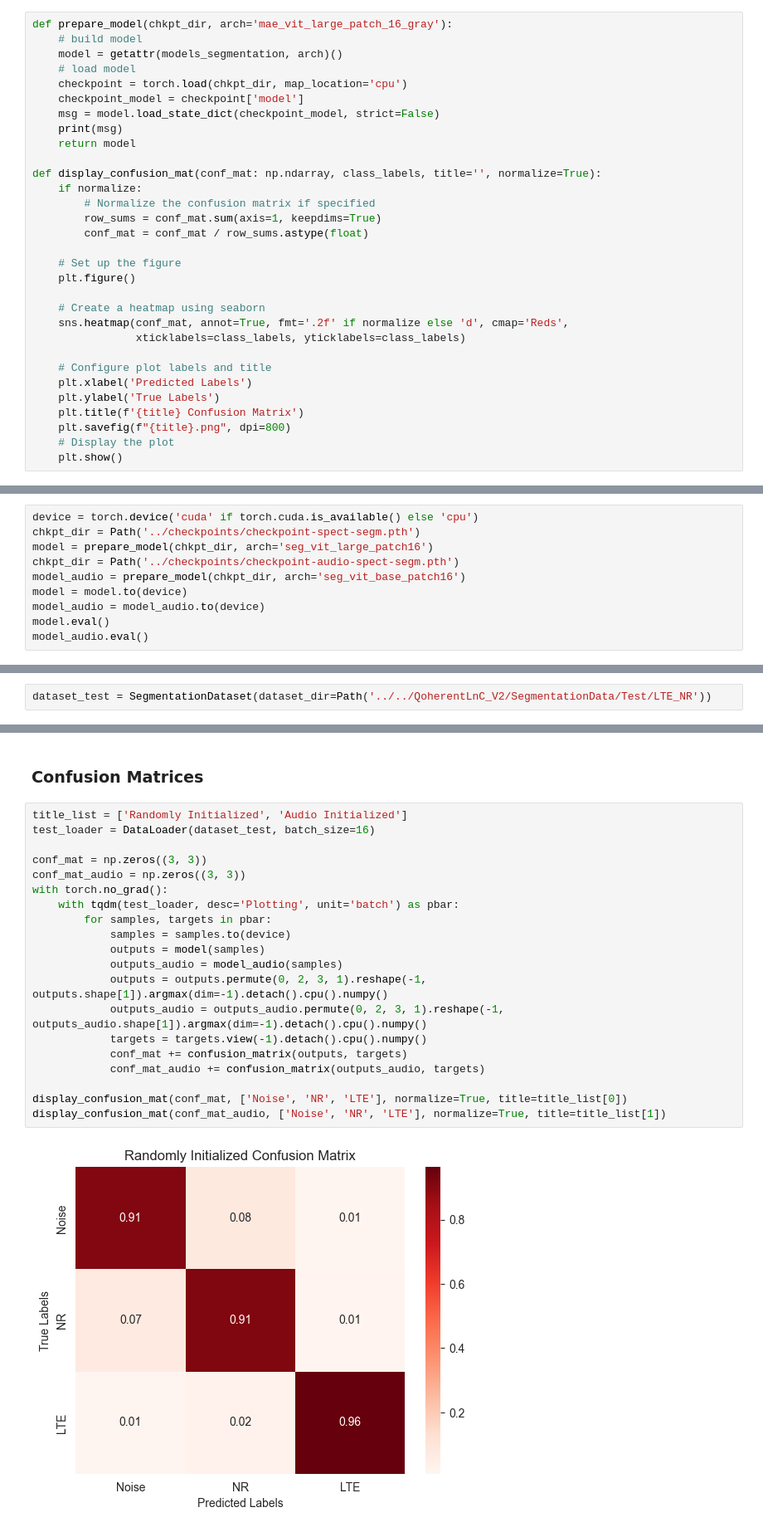
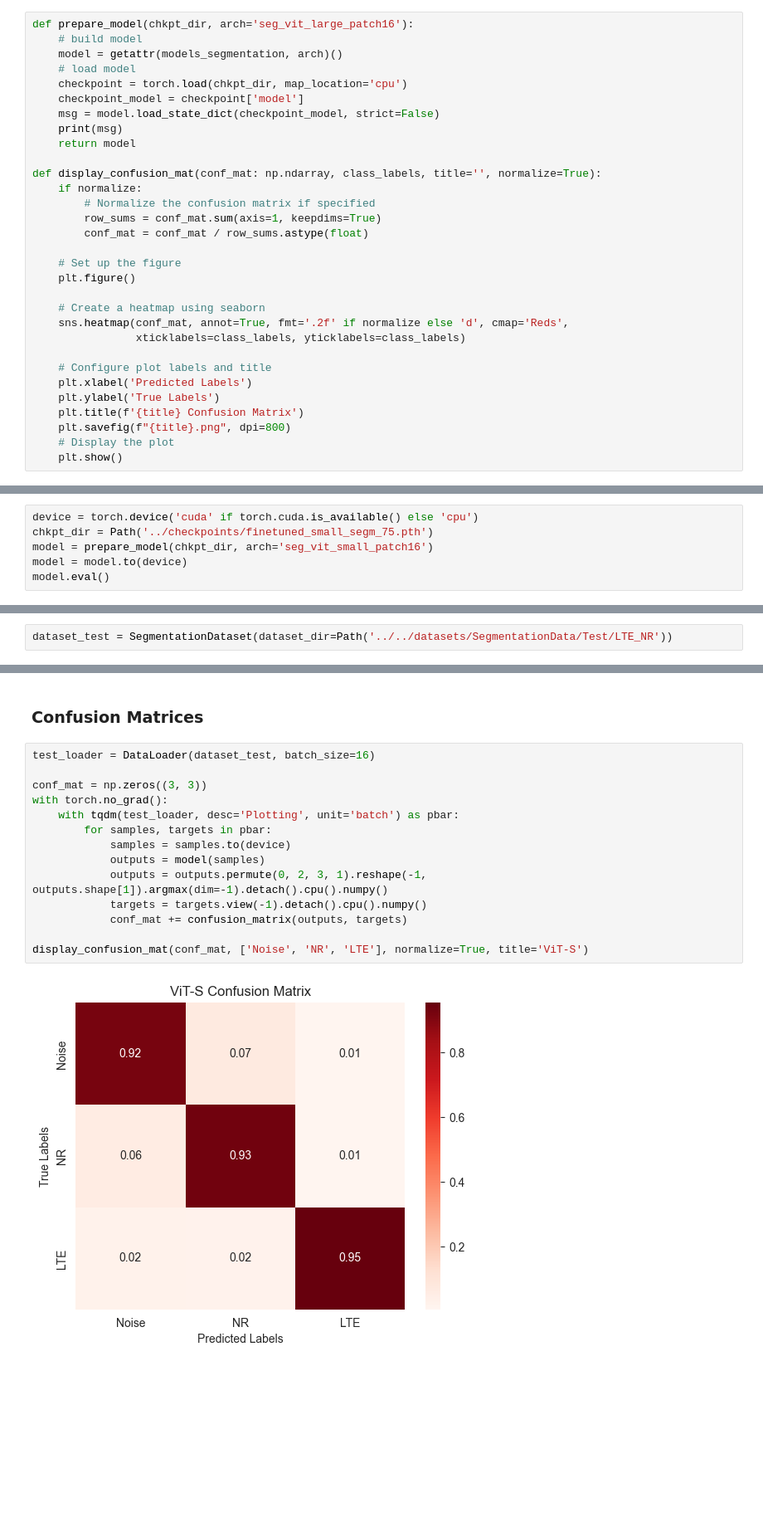
Before and after one commit to Mohammad-Hallaq/tiny-Waves-FM, a Jupyter notebook: demo/mae_visualize_segm.ipynb, the cells around one changed output, grey strips where cells are left out. Shown at 83% size. Cells and saved outputs as stored; diff of their text form; blank space fills up the shorter version.

```diff
--- a/demo/mae_visualize_segm.ipynb
+++ b/demo/mae_visualize_segm.ipynb
@@ -24,7 +24,7 @@ from sklearn.metrics import confusion_matrix
 # %% [markdown]
 ### Define utils
 # %%
-def prepare_model(chkpt_dir, arch='mae_vit_large_patch_16_gray'):
+def prepare_model(chkpt_dir, arch='seg_vit_large_patch16'):
     # build model
     model = getattr(models_segmentation, arch)()
     # load model
@@ -58,13 +58,9 @@ def display_confusion_mat(conf_mat: np.ndarray, class_labels, title='', normaliz
 ### Load a pre-trained MAE model
 # %%
 device = torch.device('cuda' if torch.cuda.is_available() else 'cpu')
-chkpt_dir = Path('../checkpoints/checkpoint-spect-segm.pth')
-model = prepare_model(chkpt_dir, arch='seg_vit_large_patch16')
-chkpt_dir = Path('../checkpoints/checkpoint-audio-spect-segm.pth')
-model_audio = prepare_model(chkpt_dir, arch='seg_vit_base_patch16')
+chkpt_dir = Path('../checkpoints/finetuned_small_segm_75.pth')
+model = prepare_model(chkpt_dir, arch='seg_vit_small_patch16')
 model = model.to(device)
-model_audio = model_audio.to(device)
 model.eval()
-model_audio.eval()
 # %% [output]
 <All keys matched successfully>
@@ -89,7 +84,7 @@ SegmentationViT(
 # %% [markdown]
 ### Load dataset
 # %%
-dataset_test = SegmentationDataset(dataset_dir=Path('../../QoherentLnC_V2/SegmentationData/Test/LTE_NR'))
+dataset_test = SegmentationDataset(dataset_dir=Path('../../datasets/SegmentationData/Test/LTE_NR'))
 # %% [markdown]
 ### Run VIT on one image
 # %%
@@ -137,24 +126,18 @@ plt.show()
 # %% [markdown]
 ### Confusion Matrices
 # %%
-title_list = ['Randomly Initialized', 'Audio Initialized']
 test_loader = DataLoader(dataset_test, batch_size=16)
 
 conf_mat = np.zeros((3, 3))
-conf_mat_audio = np.zeros((3, 3))
 with torch.no_grad():
     with tqdm(test_loader, desc='Plotting', unit='batch') as pbar:
         for samples, targets in pbar:
             samples = samples.to(device)
             outputs = model(samples)
-            outputs_audio = model_audio(samples)
             outputs = outputs.permute(0, 2, 3, 1).reshape(-1, outputs.shape[1]).argmax(dim=-1).detach().cpu().numpy()
-            outputs_audio = outputs_audio.permute(0, 2, 3, 1).reshape(-1, outputs_audio.shape[1]).argmax(dim=-1).detach().cpu().numpy()
             targets = targets.view(-1).detach().cpu().numpy()
             conf_mat += confusion_matrix(outputs, targets)
-            conf_mat_audio += confusion_matrix(outputs_audio, targets)
 
-display_confusion_mat(conf_mat, ['Noise', 'NR', 'LTE'], normalize=True, title=title_list[0])
-display_confusion_mat(conf_mat_audio, ['Noise', 'NR', 'LTE'], normalize=True, title=title_list[1])
+display_confusion_mat(conf_mat, ['Noise', 'NR', 'LTE'], normalize=True, title='ViT-S')
 # %% [output]
-[figure, old version]
+[figure, new version]
```
Also changed, not shown: parts of 5 cells of this notebook, 16 other files.
